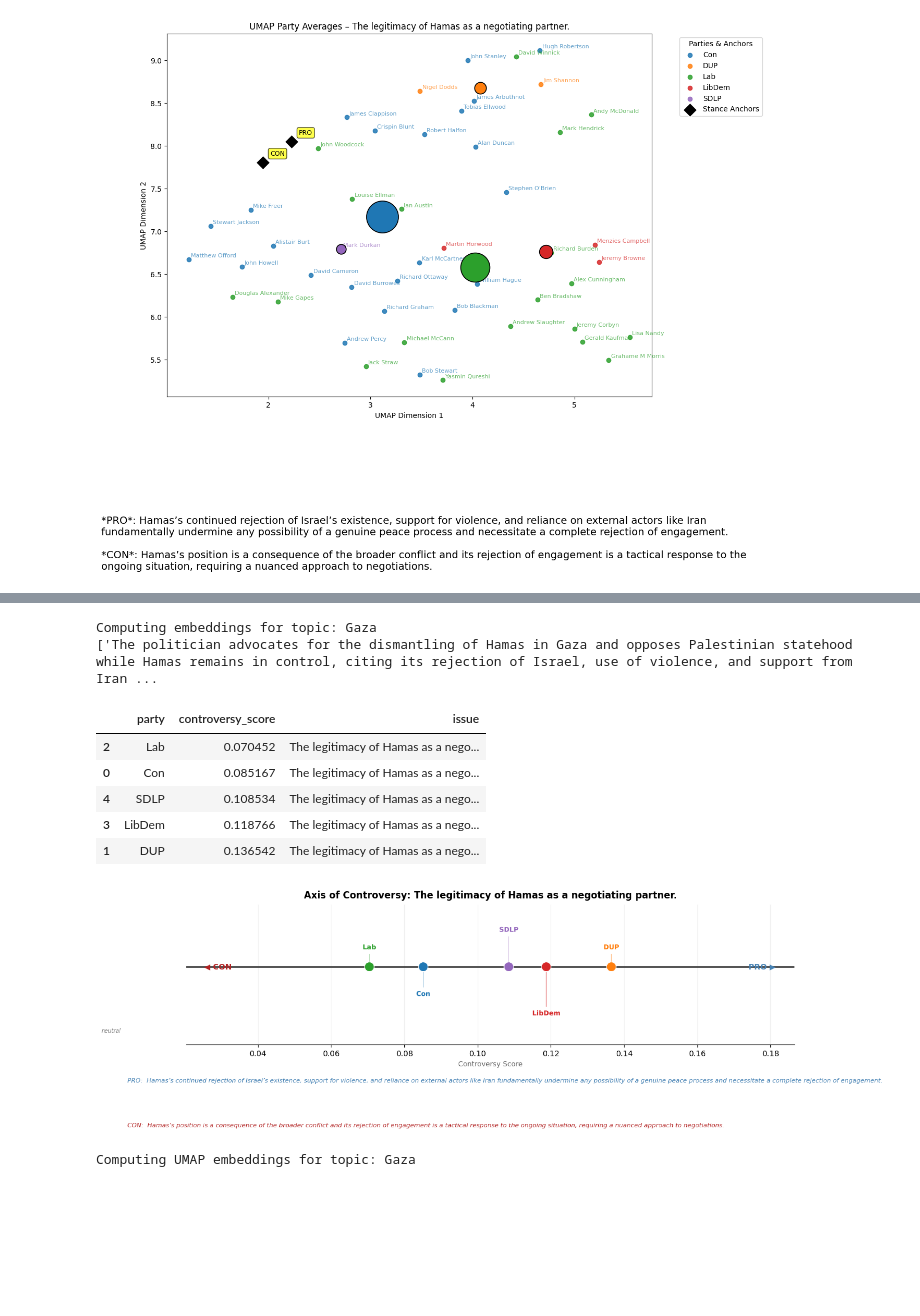
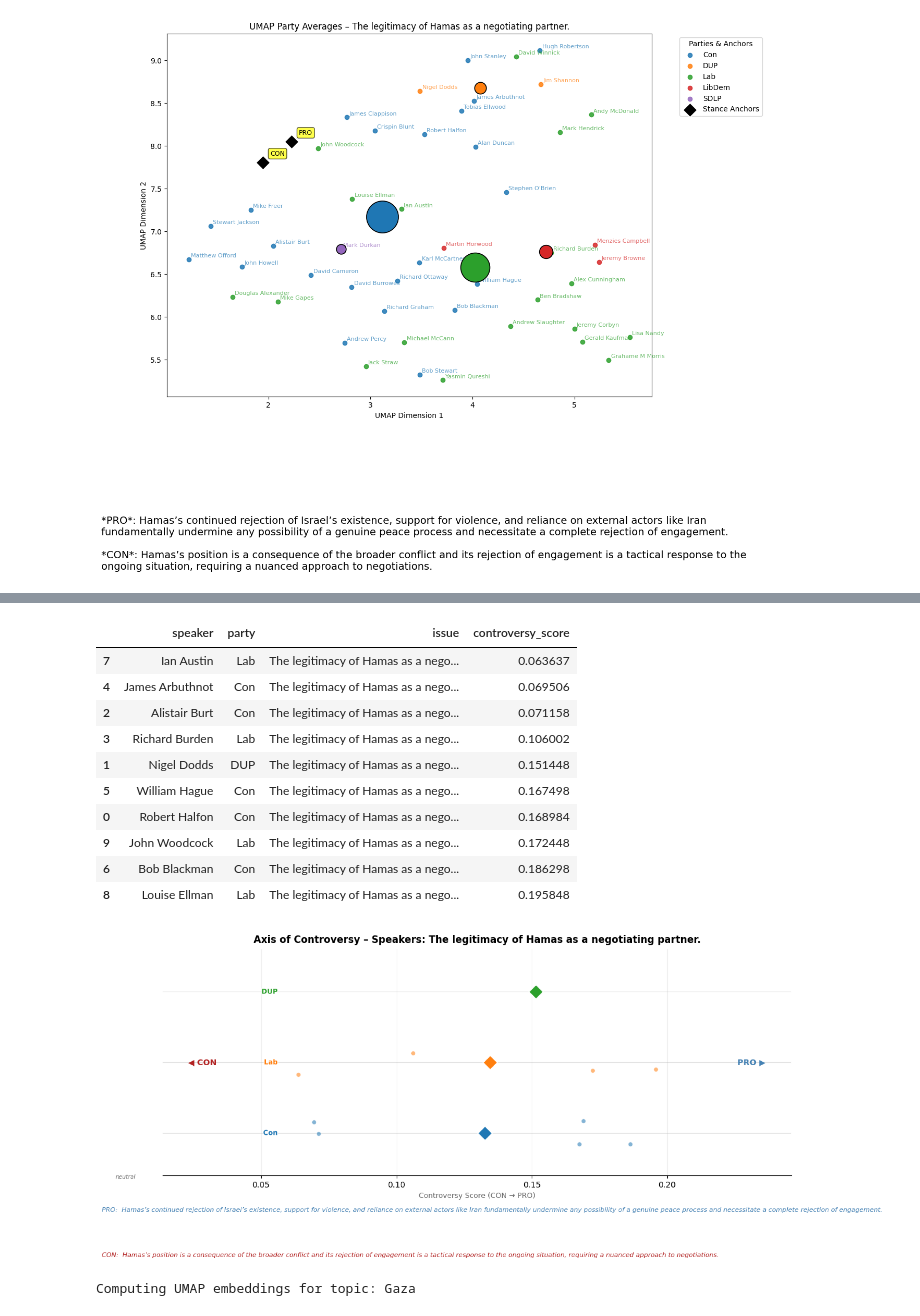
Before and after one commit to fedefraschio/stance-detection-uk-parliament, a Jupyter notebook: notebooks/stance_detection.ipynb, the cells around one changed output, grey strips where cells are left out. Cells and saved outputs as stored; diff of their text form; code cells hidden in the pictures; blank space fills up the shorter version.

```diff
--- a/notebooks/stance_detection.ipynb
+++ b/notebooks/stance_detection.ipynb
@@ -203,3 +203,9 @@ uk.plot_umap_party_averages(embeddings, topic)
 # %% [output]
 Computing UMAP embeddings for topic: Gaza
 [figure]
+# %%
+# create axis of controversy based on anchor 0 (pro) and anchor 1 (con)
+speaker_embeddings, anchor_embeddings, top_politicians = uk.compute_embeddings(topic, anchors[0])
+print("Speaker embeddings shape:", speaker_embeddings.shape)
+print("Anchor embeddings shape:", anchor_embeddings.shape)
+print("Top politicians considered:", top_politicians)
@@ -206,26 +218,27 @@ Computing UMAP embeddings for topic: Gaza
 # %%
-# create axis of controversy based on anchor 0 (pro) and anchor 1 (con)
-speaker_embeddings, anchor_embeddings = uk.compute_embeddings(topic, anchors[0])
 issue = anchors[0]['topic']
-party_df = uk.axis_of_controversy(topic, issue=issue, anchor_embeddings=anchor_embeddings, speaker_embeddings=speaker_embeddings)
+speaker_df = uk.axis_of_controversy(topic, issue=issue, speaker_embeddings=speaker_embeddings, anchor_embeddings=anchor_embeddings)
 
 # order by controversy score
-party_df = party_df.sort_values(by='controversy_score', ascending=True)
-party_df
+speaker_df = speaker_df.sort_values(by='controversy_score', ascending=True)
+speaker_df
 # %% [output]
-Computing embeddings for topic: Gaza
-['The politician advocates for the dismantling of Hamas in Gaza and opposes Palestinian statehood while Hamas remains in control, citing its rejection of Israel, use of violence, and support from Iran ...
-|  | party | controversy_score | issue |
-| 2 | Lab | 0.070452 | The legitimacy of Hamas as a nego... |
-| 0 | Con | 0.085167 | The legitimacy of Hamas as a nego... |
-| 4 | SDLP | 0.108534 | The legitimacy of Hamas as a nego... |
-| 3 | LibDem | 0.118766 | The legitimacy of Hamas as a nego... |
-| 1 | DUP | 0.136542 | The legitimacy of Hamas as a nego... |
+|  | speaker | party | issue | controversy_score |
+| 7 | Ian Austin | Lab | The legitimacy of Hamas as a nego... | 0.063637 |
+| 4 | James Arbuthnot | Con | The legitimacy of Hamas as a nego... | 0.069506 |
+| 2 | Alistair Burt | Con | The legitimacy of Hamas as a nego... | 0.071158 |
+| 3 | Richard Burden | Lab | The legitimacy of Hamas as a nego... | 0.106002 |
+| 1 | Nigel Dodds | DUP | The legitimacy of Hamas as a nego... | 0.151448 |
+| 5 | William Hague | Con | The legitimacy of Hamas as a nego... | 0.167498 |
+| 0 | Robert Halfon | Con | The legitimacy of Hamas as a nego... | 0.168984 |
+| 9 | John Woodcock | Lab | The legitimacy of Hamas as a nego... | 0.172448 |
+| 6 | Bob Blackman | Con | The legitimacy of Hamas as a nego... | 0.186298 |
+| 8 | Louise Ellman | Lab | The legitimacy of Hamas as a nego... | 0.195848 |
 # %%
-# plot axis of controversy with parties projected onto it
-uk.plot_axis_of_controversy(party_df, issue=issue, anchors=anchors[0])
+# plot axis of controversy with speakers projected onto it
+uk.plot_axis_of_controversy(speaker_df, anchors=anchors[0])
 # %% [output]
-[figure, old version]
+[figure, new version]
 # %%
 # evaluation of the ordering of parties along the controversy axis
 parties = party_df['party'].tolist()
```
Also changed, not shown: parts of 1 cell of this notebook, 1 other file.
